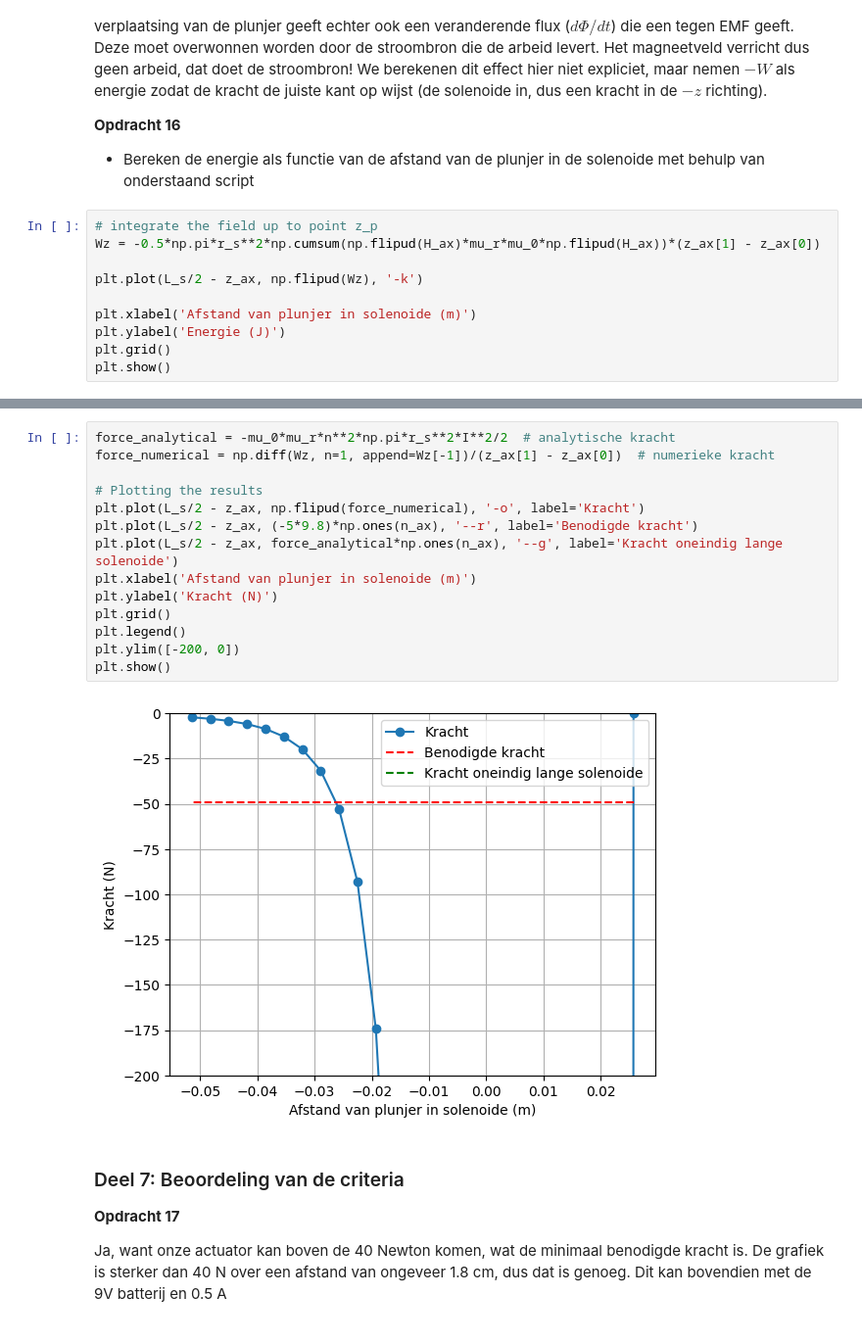
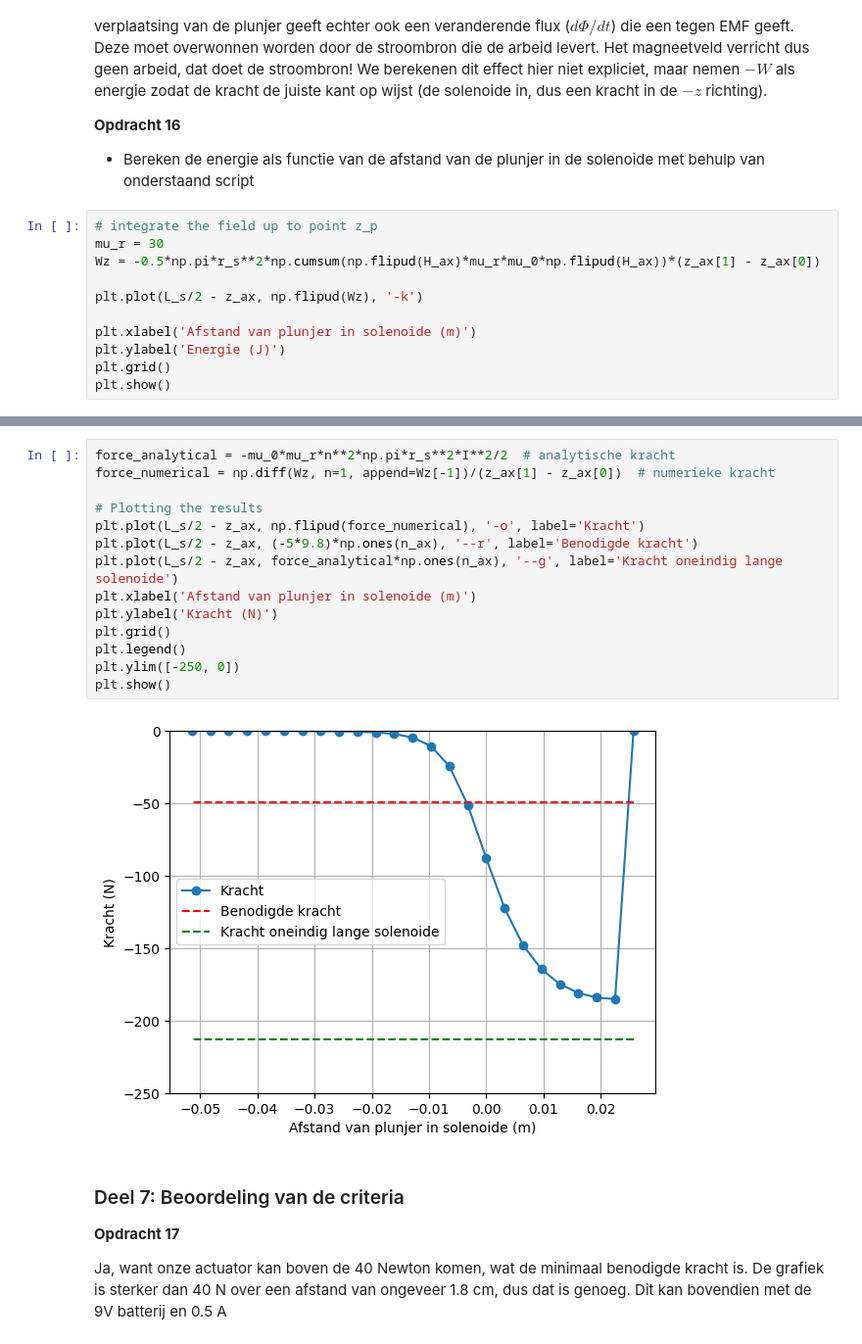
Before and after one commit to ggdejong/opdrachten-DEF-D, a Jupyter notebook: DigitaleOntwerpopdrachten/1CondensatorOpdracht/KrachtactuatorOpdracht.ipynb, the cells around one changed output, grey strips where cells are left out. Shown at 98% size. Saved outputs shown, nothing was run; the diff lists cells and outputs as text.

```diff
--- a/DigitaleOntwerpopdrachten/1CondensatorOpdracht/KrachtactuatorOpdracht.ipynb
+++ b/DigitaleOntwerpopdrachten/1CondensatorOpdracht/KrachtactuatorOpdracht.ipynb
@@ -615,6 +615,7 @@ Zoals je uit je berekening voor het $\mathbf{H}$ kan zien is de energie van de p
 * Bereken de energie als functie van de afstand van de plunjer in de solenoide met behulp van onderstaand script
 # %%
 # integrate the field up to point z_p
+mu_r = 30
 Wz = -0.5*np.pi*r_s**2*np.cumsum(np.flipud(H_ax)*mu_r*mu_0*np.flipud(H_ax))*(z_ax[1] - z_ax[0])
 
 plt.plot(L_s/2 - z_ax, np.flipud(Wz), '-k')
@@ -628,19 +629,19 @@ plt.show()
 # %%
 force_analytical = -mu_0*mu_r*n**2*np.pi*r_s**2*I**2/2  # analytische kracht
 force_numerical = np.diff(Wz, n=1, append=Wz[-1])/(z_ax[1] - z_ax[0])  # numerieke kracht
 
 # Plotting the results
 plt.plot(L_s/2 - z_ax, np.flipud(force_numerical), '-o', label='Kracht')
 plt.plot(L_s/2 - z_ax, (-5*9.8)*np.ones(n_ax), '--r', label='Benodigde kracht')
 plt.plot(L_s/2 - z_ax, force_analytical*np.ones(n_ax), '--g', label='Kracht oneindig lange solenoide')
 plt.xlabel('Afstand van plunjer in solenoide (m)')
 plt.ylabel('Kracht (N)')
 plt.grid()
 plt.legend()
-plt.ylim([-200, 0])
+plt.ylim([-250, 0])
 plt.show()
 # %% [output]
-[figure, old version]
+[figure, new version]
 # %% [markdown]
 ### Deel 7: Beoordeling van de criteria
 **Opdracht 17**
```
Also changed, not shown: parts of 1 cell of this notebook.
